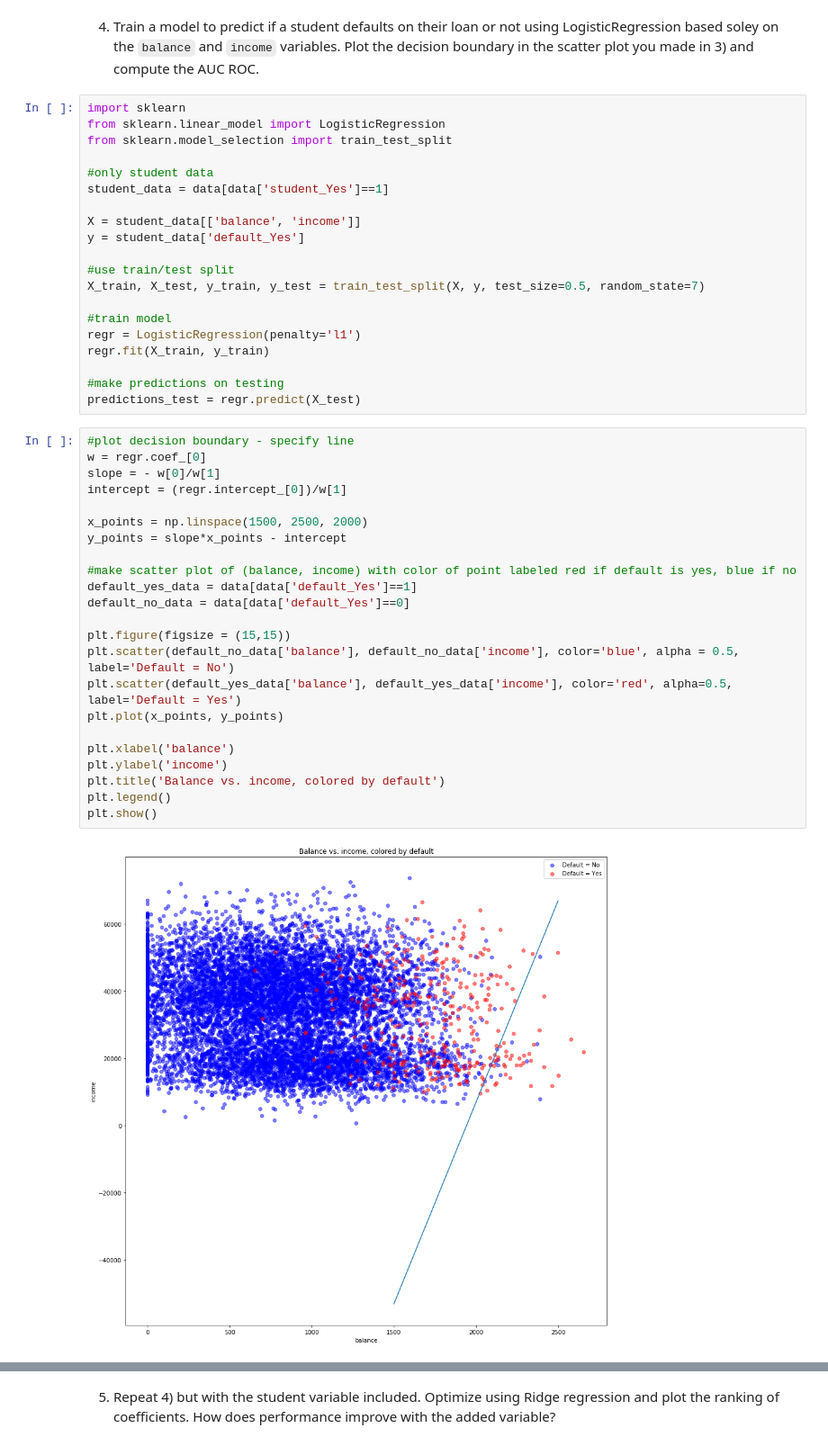
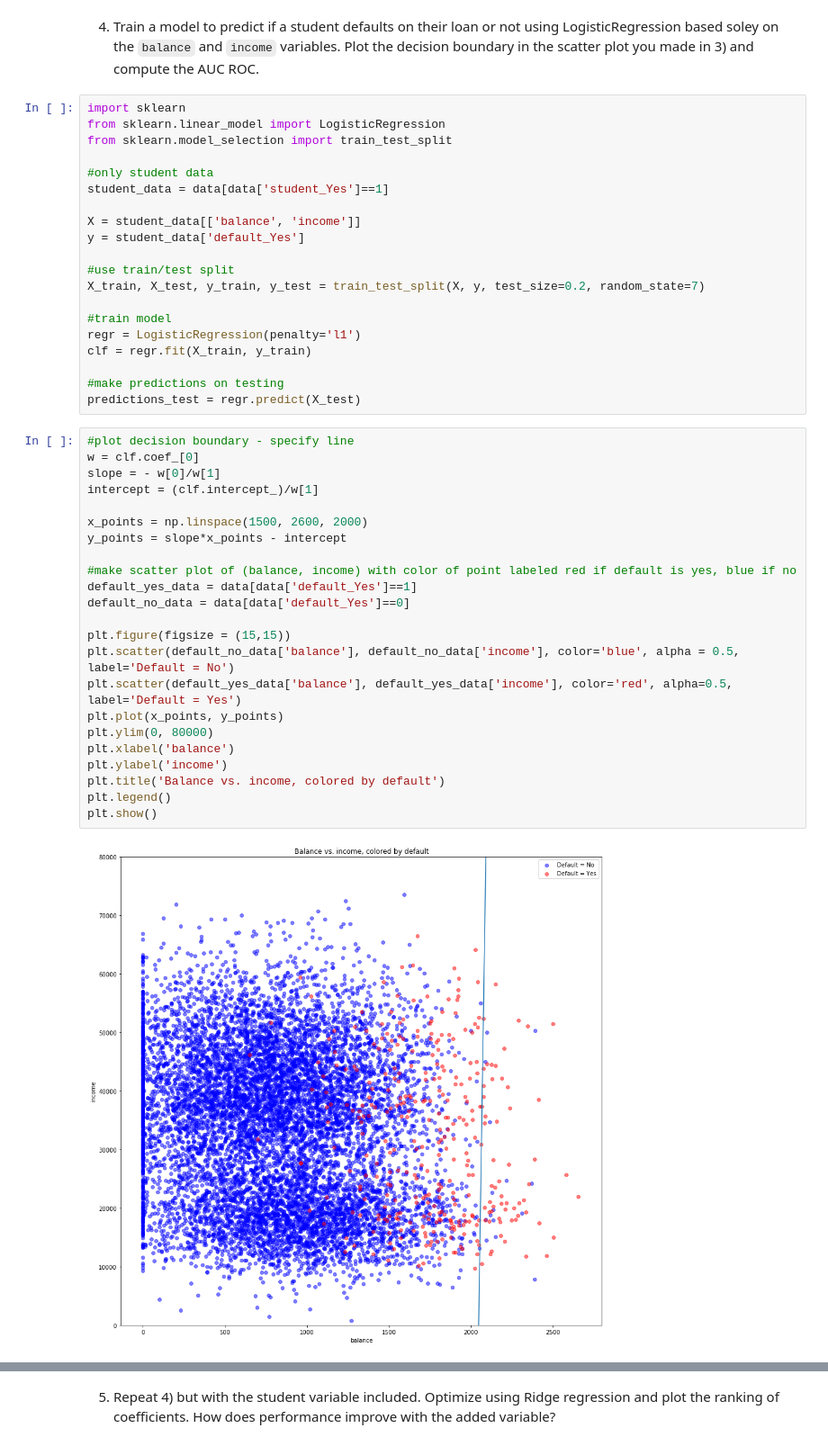
Before and after one commit to Columbia-Intro-Data-Science/python-introduction-kathyyli, a Jupyter notebook: Homework 3 - Classification.ipynb, the cells around one changed output, grey strips where cells are left out. Shown at 90% size. Cells and saved outputs as stored; diff of their text form.

```diff
--- a/Homework 3 - Classification.ipynb
+++ b/Homework 3 - Classification.ipynb
@@ -77,37 +78,37 @@ X = student_data[['balance', 'income']]
 y = student_data['default_Yes']
 
 #use train/test split
-X_train, X_test, y_train, y_test = train_test_split(X, y, test_size=0.5, random_state=7)
+X_train, X_test, y_train, y_test = train_test_split(X, y, test_size=0.2, random_state=7)
 
 #train model
 regr = LogisticRegression(penalty='l1')
-regr.fit(X_train, y_train)
+clf = regr.fit(X_train, y_train)
 
 #make predictions on testing
 predictions_test = regr.predict(X_test)
 # %%
 #plot decision boundary - specify line
-w = regr.coef_[0]
+w = clf.coef_[0]
 slope = - w[0]/w[1]
-intercept = (regr.intercept_[0])/w[1]
+intercept = (clf.intercept_)/w[1]
 
-x_points = np.linspace(1500, 2500, 2000)
+x_points = np.linspace(1500, 2600, 2000)
 y_points = slope*x_points - intercept
 
 #make scatter plot of (balance, income) with color of point labeled red if default is yes, blue if no
 default_yes_data = data[data['default_Yes']==1]
 default_no_data = data[data['default_Yes']==0]
 
 plt.figure(figsize = (15,15))
 plt.scatter(default_no_data['balance'], default_no_data['income'], color='blue', alpha = 0.5, label='Default = No')
 plt.scatter(default_yes_data['balance'], default_yes_data['income'], color='red', alpha=0.5, label='Default = Yes')
 plt.plot(x_points, y_points)
-
+plt.ylim(0, 80000)
 plt.xlabel('balance')
 plt.ylabel('income')
 plt.title('Balance vs. income, colored by default')
 plt.legend()
 plt.show()
 # %% [output]
-[figure, old version]
+[figure, new version]
 # %%
```
Also changed, not shown: parts of 23 cells of this notebook.
